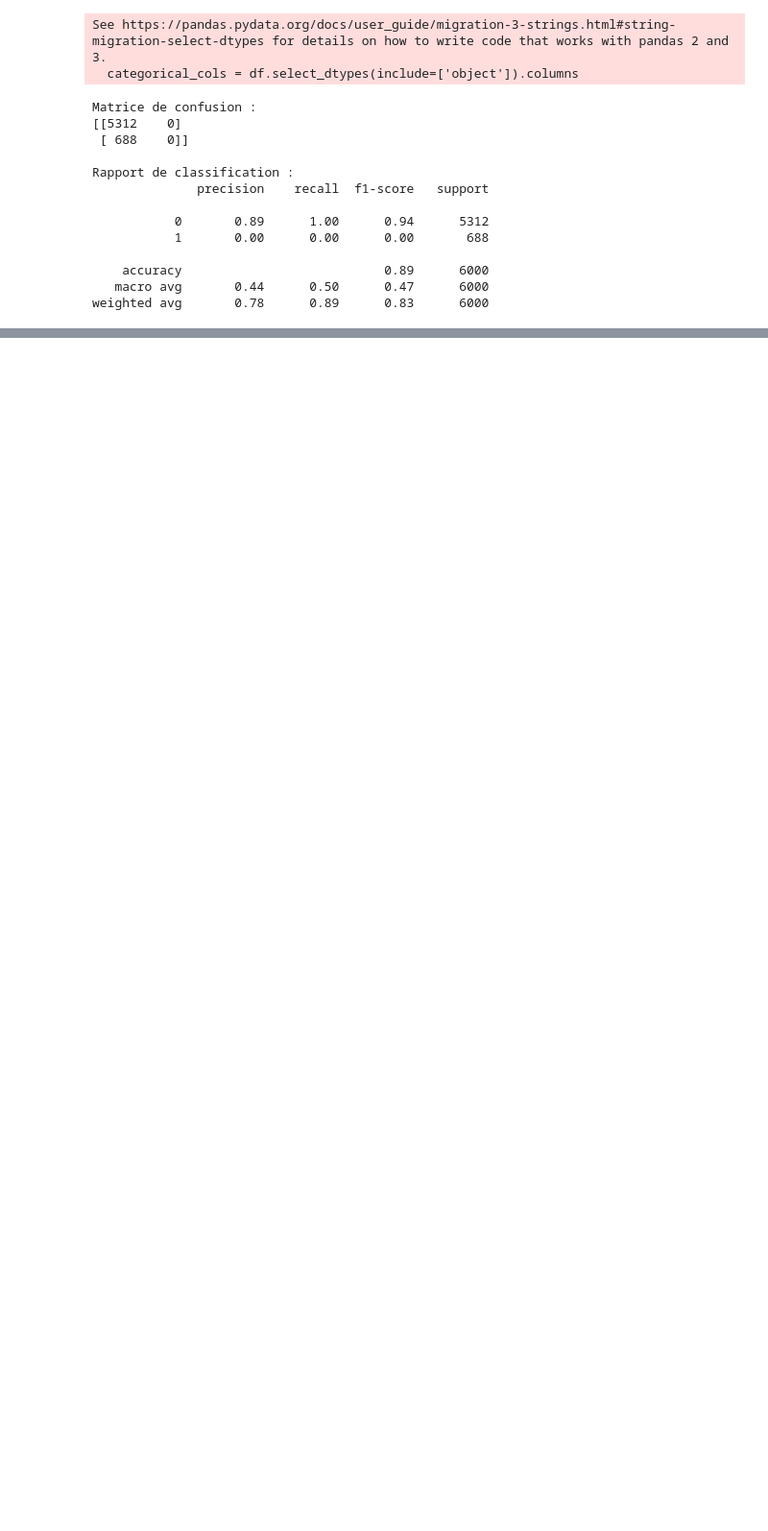
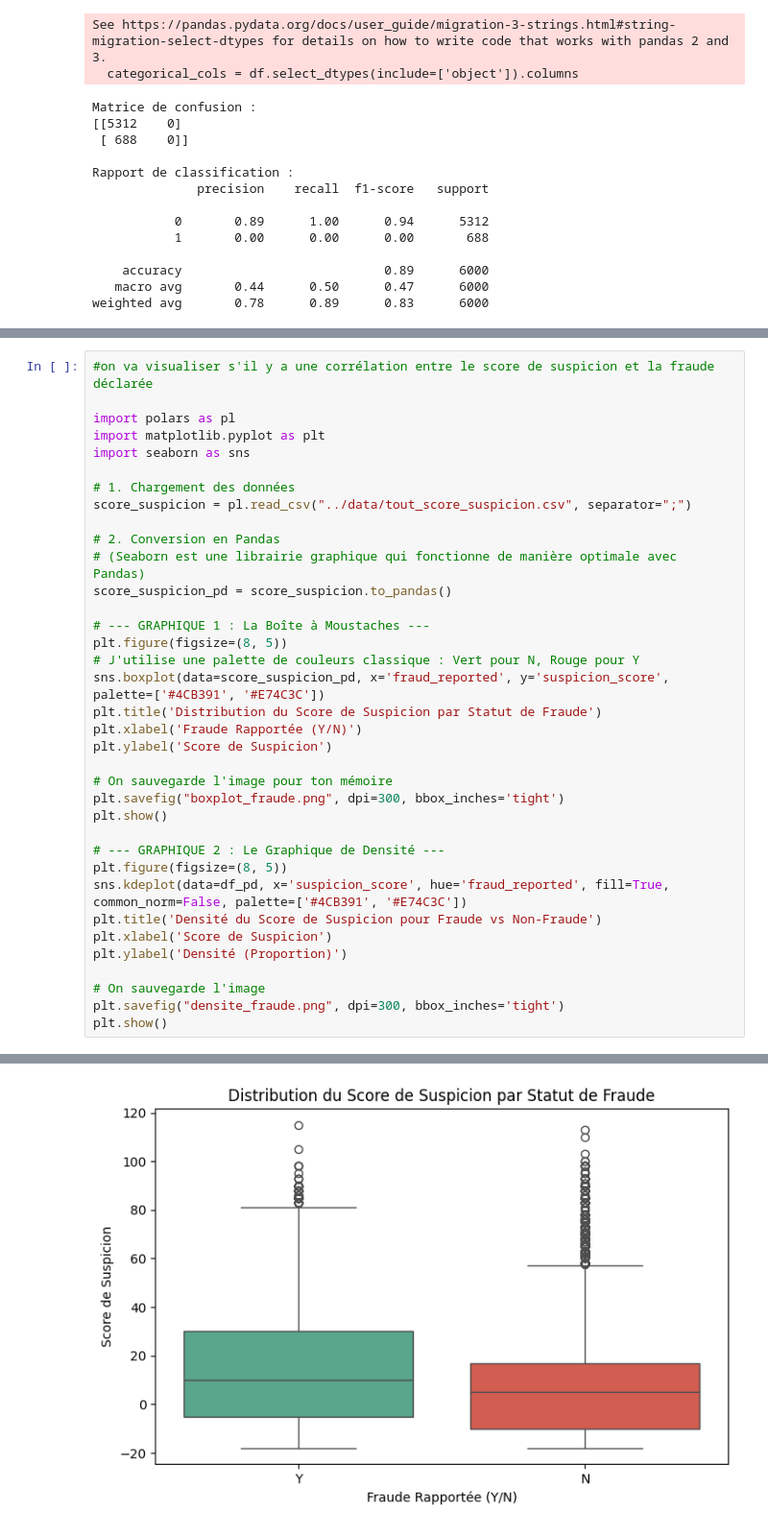
Before and after one commit to eliotneh-alt/memoire-ia-eliot-nehme, a Jupyter notebook: codes/test_data.ipynb, the cells around one changed output, grey strips where cells are left out. Shown at 96% size. Cells and saved outputs as stored; diff of their text form; blank space fills up the shorter version.

Commit message:
intro 1 complète depuis word sans l'image

```diff
--- a/codes/test_data.ipynb
+++ b/codes/test_data.ipynb
@@ -145,0 +194,37 @@ weighted avg       0.78      0.89      0.83      6000
+# %%
+#on va visualiser s'il y a une corrélation entre le score de suspicion et la fraude déclarée
+
+import polars as pl
+import matplotlib.pyplot as plt
+import seaborn as sns
+
+# 1. Chargement des données
+score_suspicion = pl.read_csv("../data/tout_score_suspicion.csv", separator=";")
+
+# 2. Conversion en Pandas
+# (Seaborn est une librairie graphique qui fonctionne de manière optimale avec Pandas)
+score_suspicion_pd = score_suspicion.to_pandas()
+
+# --- GRAPHIQUE 1 : La Boîte à Moustaches ---
+plt.figure(figsize=(8, 5))
+# J'utilise une palette de couleurs classique : Vert pour N, Rouge pour Y
+sns.boxplot(data=score_suspicion_pd, x='fraud_reported', y='suspicion_score', palette=['#4CB391', '#E74C3C'])
+plt.title('Distribution du Score de Suspicion par Statut de Fraude')
+plt.xlabel('Fraude Rapportée (Y/N)')
+plt.ylabel('Score de Suspicion')
+
+# On sauvegarde l'image pour ton mémoire
+plt.savefig("boxplot_fraude.png", dpi=300, bbox_inches='tight')
+plt.show()
+
+# --- GRAPHIQUE 2 : Le Graphique de Densité ---
+plt.figure(figsize=(8, 5))
+sns.kdeplot(data=df_pd, x='suspicion_score', hue='fraud_reported', fill=True, common_norm=False, palette=['#4CB391', '#E74C3C'])
+plt.title('Densité du Score de Suspicion pour Fraude vs Non-Fraude')
+plt.xlabel('Score de Suspicion')
+plt.ylabel('Densité (Proportion)')
+
+# On sauvegarde l'image
+plt.savefig("densite_fraude.png", dpi=300, bbox_inches='tight')
+plt.show()
+# %% [output]
@@ -145,0 +234 @@ weighted avg       0.78      0.89      0.83      6000
+[figure, added]
```
Also changed, not shown: parts of 4 cells of this notebook, 13 other files.
